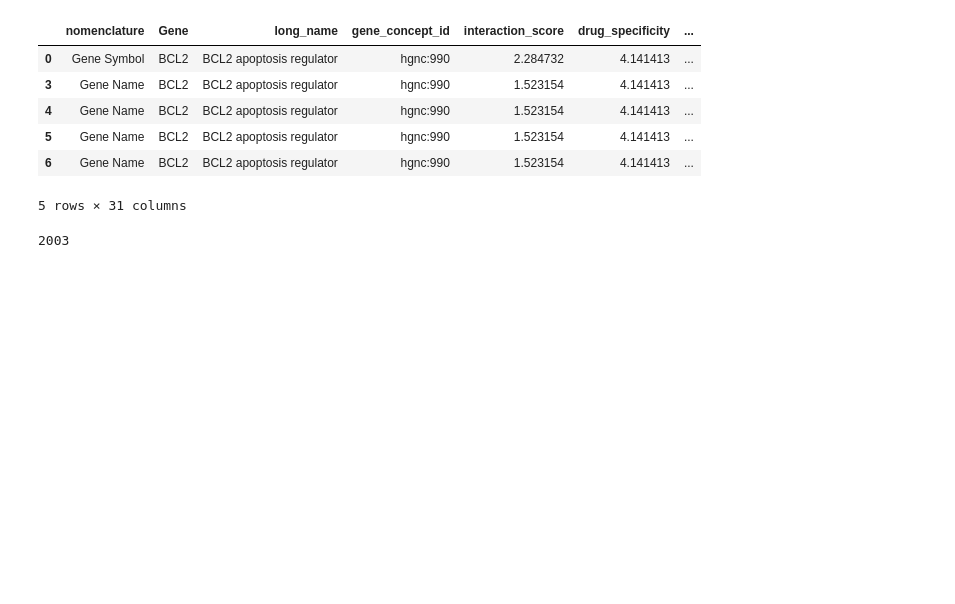
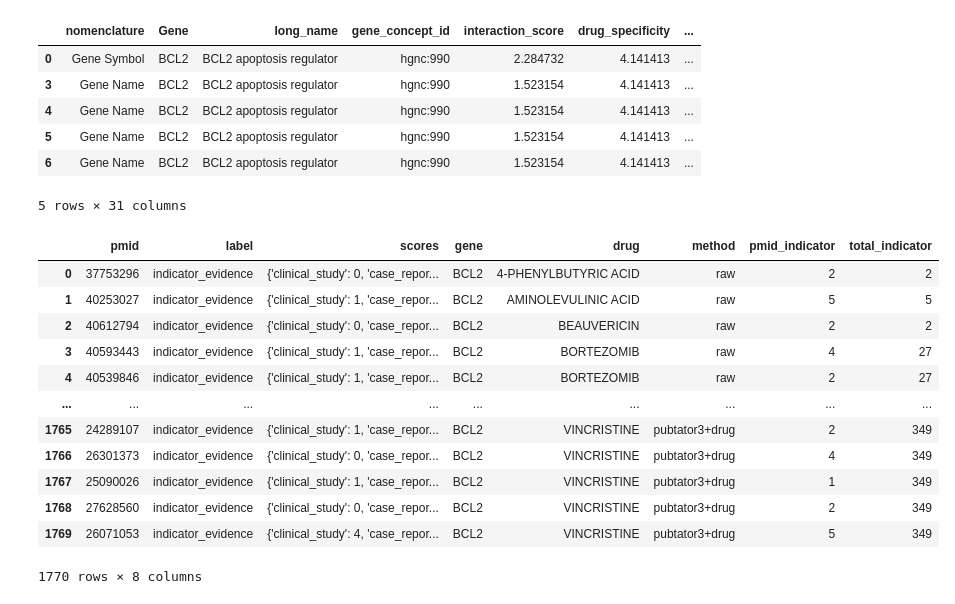
Before and after one commit to mcannon068nw/clinical-score-2, a Jupyter notebook: research/example-3.ipynb, the cells around one changed output. Cells and saved outputs as stored; diff of their text form; code cells hidden in the pictures; blank space fills up the shorter version.

Commit message:
calculating total indicators, merge to search set

```diff
--- a/research/example-3.ipynb
+++ b/research/example-3.ipynb
@@ -58,7 +75,30 @@ dgidb_df.head()
 | 5 | Gene Name | BCL2 | BCL2 apoptosis regulator | hgnc:990 | 1.523154 | 4.141413 | ... |
 | 6 | Gene Name | BCL2 | BCL2 apoptosis regulator | hgnc:990 | 1.523154 | 4.141413 | ... |
 5 rows × 31 columns
-# %%
-len(assessments.groupby(by='pmid').size())
-# %% [output]
-2003
+# %%
+def unpack_total(score):
+    return ast.literal_eval(score)['unweighted_total']
+
+trimmed_data = assessments[(assessments['scores']!='0.0') & (assessments['scores']!=0.0) & (assessments['label']!='no_indicator_evidence')].reset_index(drop=True)
+
+trimmed_data['pmid_indicator'] = trimmed_data['scores'].apply(unpack_total)
+
+drugs = list(trimmed_data['drug'].unique())
+
+trimmed_data['total_indicator'] = trimmed_data.groupby(['drug','method'])['pmid_indicator'].transform("sum")
+
+trimmed_data
+# %% [output]
+|  | pmid | label | scores | gene | drug | method | pmid_indicator | total_indicator |
+| 0 | 37753296 | indicator_evidence | {'clinical_study': 0, 'case_repor... | BCL2 | 4-PHENYLBUTYRIC ACID | raw | 2 | 2 |
+| 1 | 40253027 | indicator_evidence | {'clinical_study': 1, 'case_repor... | BCL2 | AMINOLEVULINIC ACID | raw | 5 | 5 |
+| 2 | 40612794 | indicator_evidence | {'clinical_study': 0, 'case_repor... | BCL2 | BEAUVERICIN | raw | 2 | 2 |
+| 3 | 40593443 | indicator_evidence | {'clinical_study': 1, 'case_repor... | BCL2 | BORTEZOMIB | raw | 4 | 27 |
+| 4 | 40539846 | indicator_evidence | {'clinical_study': 1, 'case_repor... | BCL2 | BORTEZOMIB | raw | 2 | 27 |
+| ... | ... | ... | ... | ... | ... | ... | ... | ... |
+| 1765 | 24289107 | indicator_evidence | {'clinical_study': 1, 'case_repor... | BCL2 | VINCRISTINE | pubtator3+drug | 2 | 349 |
+| 1766 | 26301373 | indicator_evidence | {'clinical_study': 0, 'case_repor... | BCL2 | VINCRISTINE | pubtator3+drug | 4 | 349 |
+| 1767 | 25090026 | indicator_evidence | {'clinical_study': 1, 'case_repor... | BCL2 | VINCRISTINE | pubtator3+drug | 1 | 349 |
+| 1768 | 27628560 | indicator_evidence | {'clinical_study': 0, 'case_repor... | BCL2 | VINCRISTINE | pubtator3+drug | 2 | 349 |
+| 1769 | 26071053 | indicator_evidence | {'clinical_study': 4, 'case_repor... | BCL2 | VINCRISTINE | pubtator3+drug | 5 | 349 |
+1770 rows × 8 columns
```
Also changed, not shown: parts of 8 cells of this notebook.
